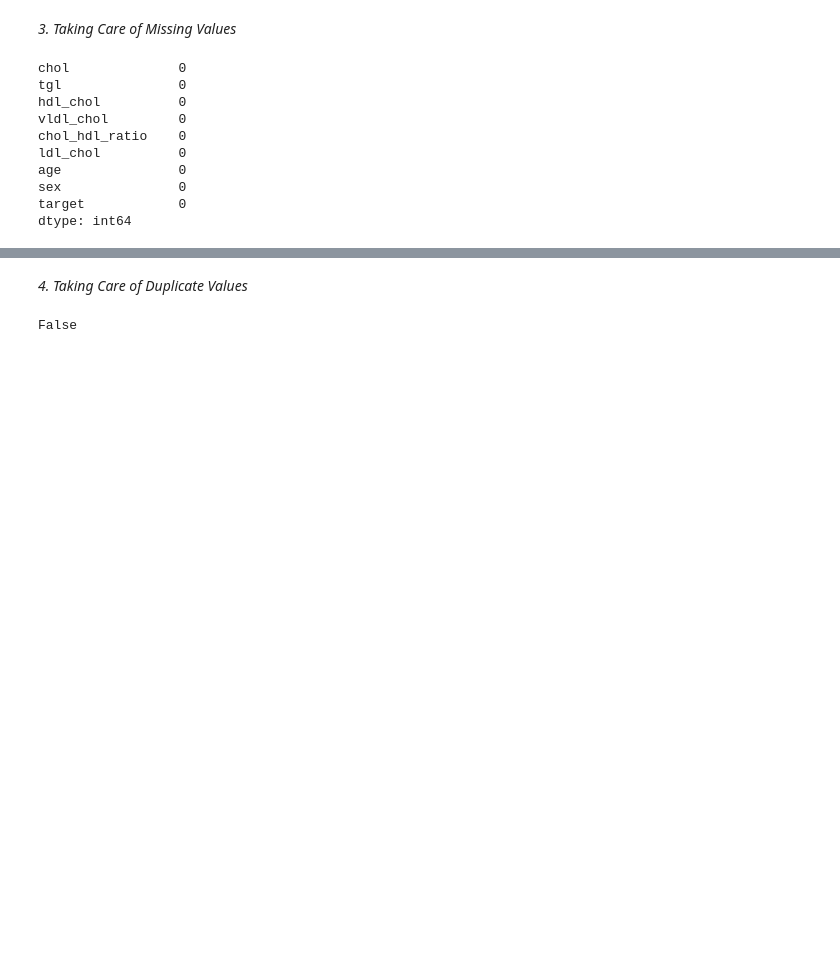
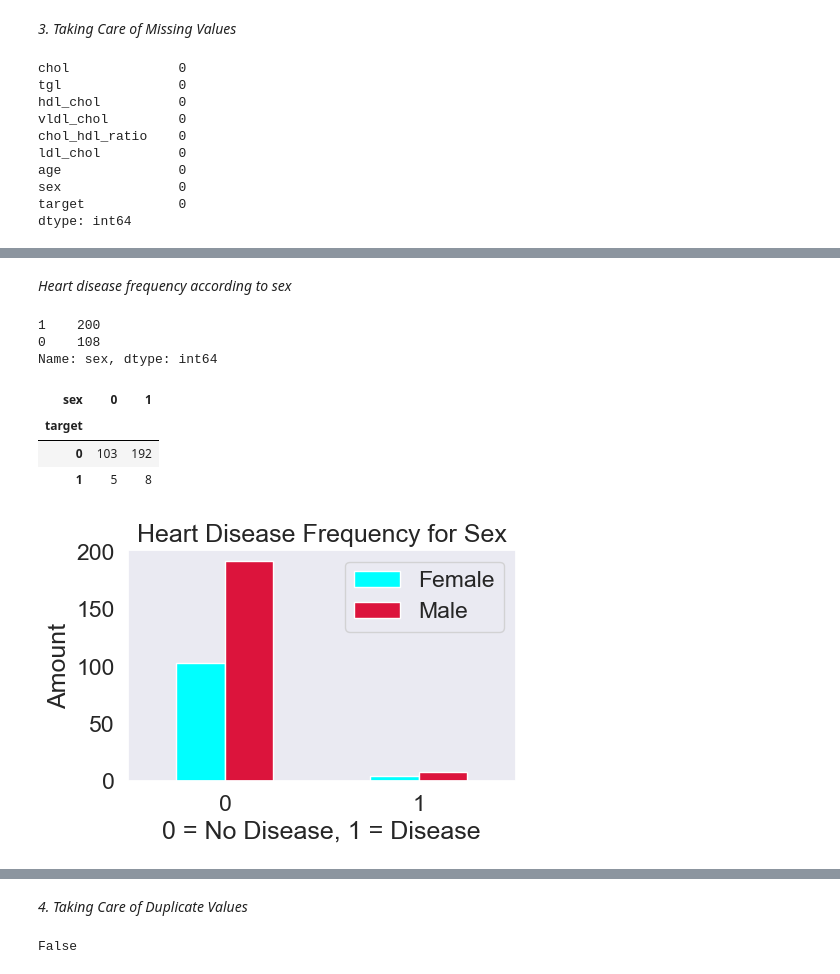
Before and after one commit to uuvedant4/medify, a Jupyter notebook: main.ipynb, the cells around one changed output, grey strips where cells are left out. Saved outputs shown, nothing was run; the diff lists cells and outputs as text; code cells hidden in the pictures; blank space fills up the shorter version.

```diff
--- a/main.ipynb
+++ b/main.ipynb
@@ -77,0 +131,29 @@ dtype: int64
+# %% [markdown]
+*Heart disease frequency according to sex*
+# %%
+df.sex.value_counts()
+# %% [output]
+1    200
+0    108
+Name: sex, dtype: int64
+# %%
+# Compare target column with sex column
+pd.crosstab(df.target,df.sex)
+# %% [output]
+| sex | 0 | 1 |
+| target |  |  |
+| 0 | 103 | 192 |
+| 1 | 5 | 8 |
+# %%
+pd.crosstab(df.target,df.sex).plot(kind='bar',
+                                  figsize=(5,3),
+                                  color=['cyan','crimson']);
+
+plt.title('Heart Disease Frequency for Sex')
+plt.xlabel('0 = No Disease, 1 = Disease')
+plt.ylabel('Amount')
+plt.legend(['Female','Male'])
+plt.grid()
+plt.xticks(rotation = 0);
+# %% [output]
+[figure, added]
```
Also changed, not shown: parts of 73 cells of this notebook, 2 other files.
